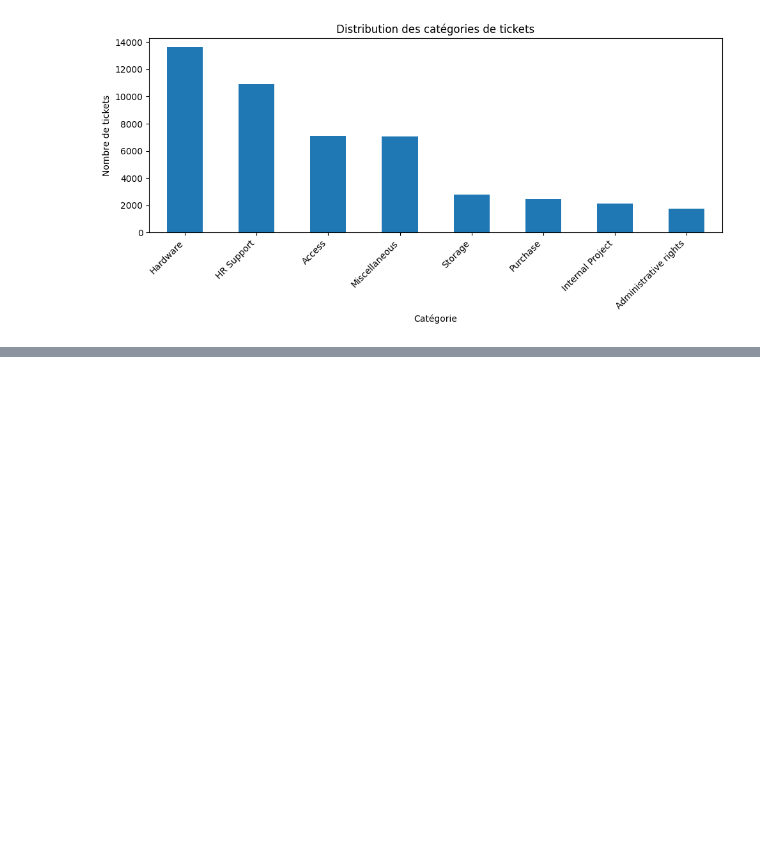
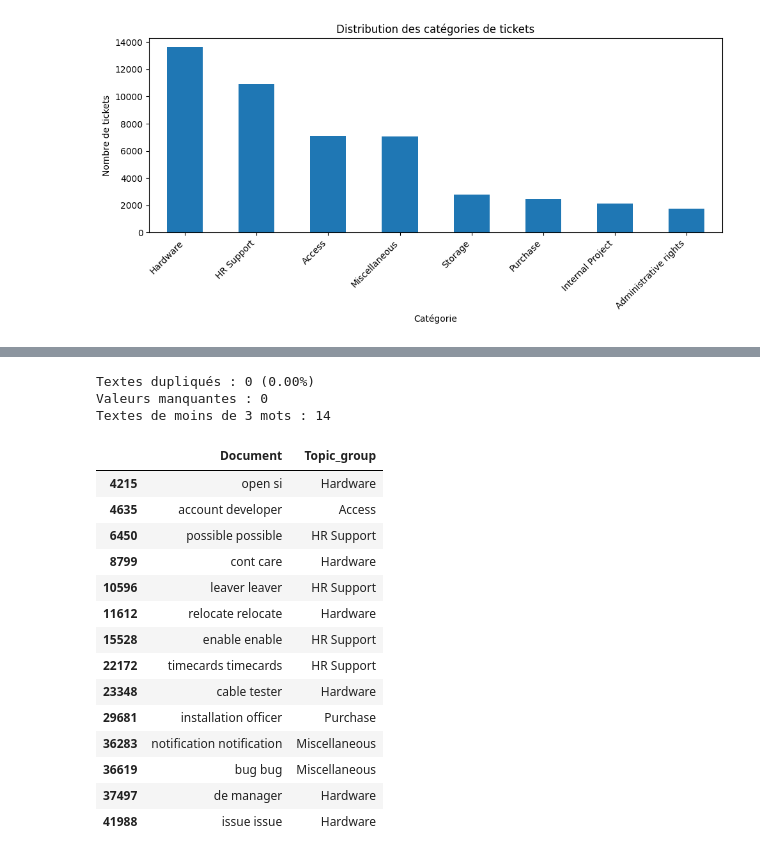
Before and after one commit to julestek/nlp-ticket-classification, a Jupyter notebook: notebooks/01_eda.ipynb, the cells around one changed output, grey strips where cells are left out. Cells and saved outputs as stored; diff of their text form; code cells hidden in the pictures; blank space fills up the shorter version.

```diff
--- a/notebooks/01_eda.ipynb
+++ b/notebooks/01_eda.ipynb
@@ -76,0 +180,30 @@ Name: proportion, dtype: float64
+# %%
+# Doublons
+n_duplicates = df['Document'].duplicated().sum()
+print(f"Textes dupliqués : {n_duplicates} ({n_duplicates/len(df)*100:.2f}%)")
+
+# Valeurs manquantes / textes très courts (potentiellement vides de sens)
+print(f"Valeurs manquantes : {df['Document'].isna().sum()}")
+print(f"Textes de moins de 3 mots : {(df['n_words'] < 3).sum()}")
+# %% [output]
+Textes dupliqués : 0 (0.00%)
+Valeurs manquantes : 0
+Textes de moins de 3 mots : 14
+# %%
+df[df['n_words'] < 3][['Document', 'Topic_group']]
+# %% [output]
+|  | Document | Topic_group |
+| 4215 | open si | Hardware |
+| 4635 | account developer | Access |
+| 6450 | possible possible | HR Support |
+| 8799 | cont care | Hardware |
+| 10596 | leaver leaver | HR Support |
+| 11612 | relocate relocate | Hardware |
+| 15528 | enable enable | HR Support |
+| 22172 | timecards timecards | HR Support |
+| 23348 | cable tester | Hardware |
+| 29681 | installation officer | Purchase |
+| 36283 | notification notification | Miscellaneous |
+| 36619 | bug bug | Miscellaneous |
+| 37497 | de manager | Hardware |
+| 41988 | issue issue | Hardware |
```
Also changed, not shown: parts of 12 cells of this notebook.
